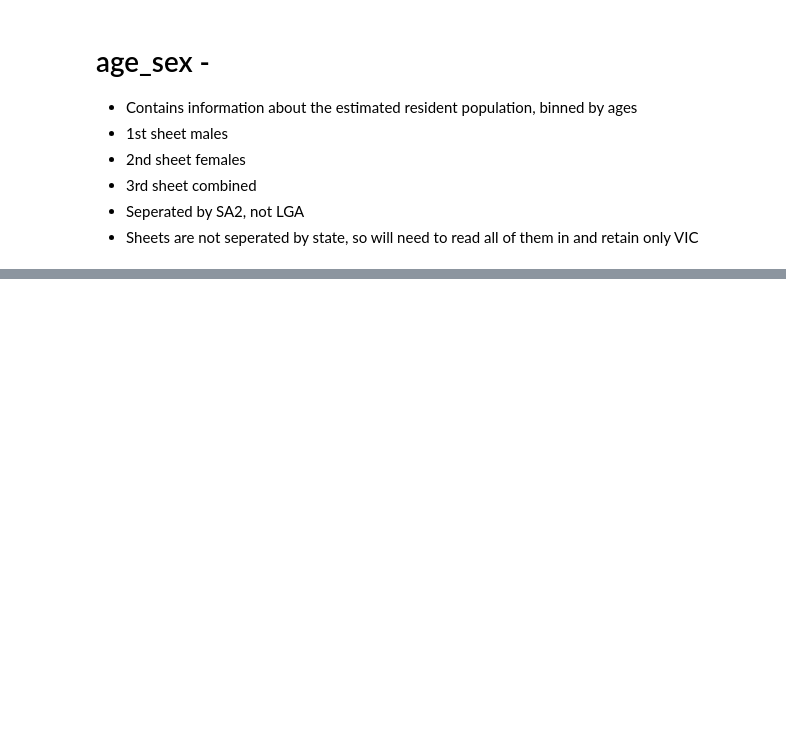
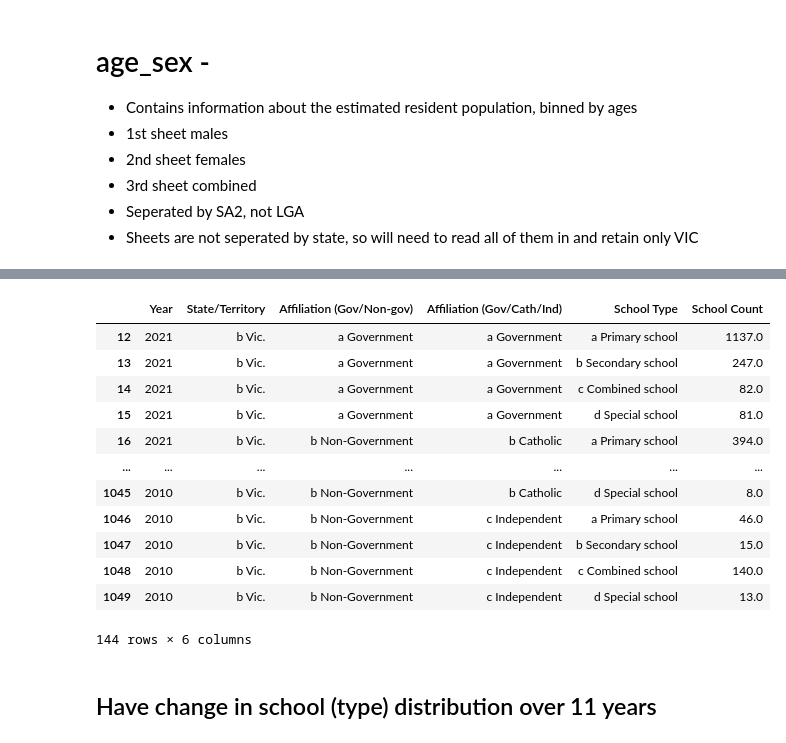
Before and after one commit to MAST30034-Applied-Data-Science/generic-real-estate-consulting-project-group-59, a Jupyter notebook: scripts/ABS_data.ipynb, the cells around one changed output, grey strips where cells are left out. Saved outputs shown, nothing was run; the diff lists cells and outputs as text; code cells hidden in the pictures; blank space fills up the shorter version.

```diff
--- a/scripts/ABS_data.ipynb
+++ b/scripts/ABS_data.ipynb
@@ -164,0 +159,20 @@ male_age
+# %%
+vic_education = df.loc[df['State/Territory'] == 'b Vic.']
+# %%
+vic_education.head(144)
+# %% [output]
+|  | Year | State/Territory | Affiliation (Gov/Non-gov) | Affiliation (Gov/Cath/Ind) | School Type | School Count |
+| 12 | 2021 | b Vic. | a Government | a Government | a Primary school | 1137.0 |
+| 13 | 2021 | b Vic. | a Government | a Government | b Secondary school | 247.0 |
+| 14 | 2021 | b Vic. | a Government | a Government | c Combined school | 82.0 |
+| 15 | 2021 | b Vic. | a Government | a Government | d Special school | 81.0 |
+| 16 | 2021 | b Vic. | b Non-Government | b Catholic | a Primary school | 394.0 |
+| ... | ... | ... | ... | ... | ... | ... |
+| 1045 | 2010 | b Vic. | b Non-Government | b Catholic | d Special school | 8.0 |
+| 1046 | 2010 | b Vic. | b Non-Government | c Independent | a Primary school | 46.0 |
+| 1047 | 2010 | b Vic. | b Non-Government | c Independent | b Secondary school | 15.0 |
+| 1048 | 2010 | b Vic. | b Non-Government | c Independent | c Combined school | 140.0 |
+| 1049 | 2010 | b Vic. | b Non-Government | c Independent | d Special school | 13.0 |
+144 rows × 6 columns
+# %% [markdown]
+## Have change in school (type) distribution over 11 years
```
Also changed, not shown: parts of 10 cells of this notebook.
